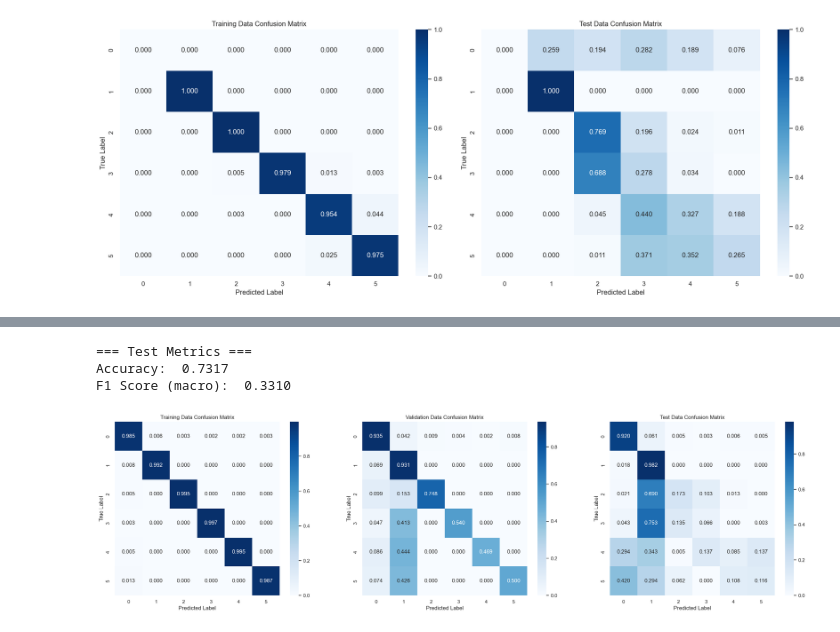
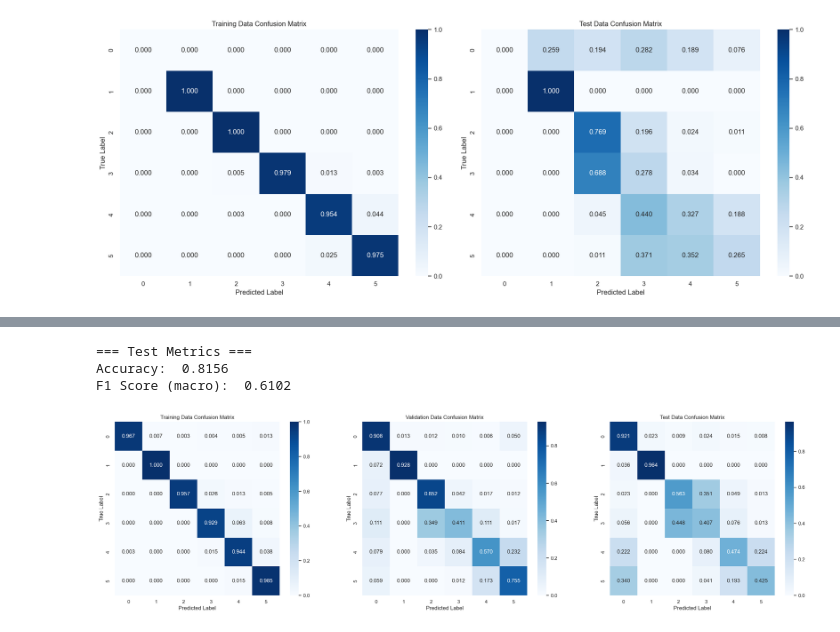
Before and after one commit to ivanbrillo/ArtificialTouch, a Jupyter notebook: DataTable6.ipynb, the cells around one changed output, grey strips where cells are left out. Drawn from its saved outputs; the diff is of its cells as text; code cells hidden in the pictures.

Commit message:
fix parameter list

```diff
--- a/DataTable6.ipynb
+++ b/DataTable6.ipynb
@@ -1163,10 +1163,6 @@ class TwoStageClassifier(BaseEstimator, ClassifierMixin):
 
     def fit(self, X, y):
         self.classes_ = np.unique(y)
-
-        if len(X) != 6558 or len(y) != 6558:
-            raise ValueError(len(X), len(y))
-
         y_binary = (y != 0).astype(int)
         mask = y != 0
 
@@ -1204,8 +1200,8 @@ models = [
     {
         'model': SVC(kernel='rbf'),
         'hyperparameters': {
-            'C': [0.1, 1, 10],
-            # 'gamma': [0.01, 0.1, 1],
+            'C': [0.1, 1],
+            'gamma': [0.01, 0.1, 1],
         }
     },
     {
@@ -1349,34 +1349,34 @@ for param, value in best_params.items():
 # setattr(multiclass_model, "C", 18)
 # # setattr(multiclass_model, "kernel", "poly")
 # setattr(multiclass_model, "gamma", 0.1)
 #
 
 # Create classifier with the configured models
 best_clf = TwoStageClassifier(
     binary_model=binary_model,
     multiclass_model=multiclass_model,
-    features=best_features,
+    features= best_params['features'],
     train_smoothed=hard_spots_train_smoothed
 )
 
 # Now fit and evaluate as before
 best_clf.fit(X_train_final[best_features], y_train)
 
 # Make predictions
 y_pred_test = best_clf.predict(X_test_final[best_features])
 y_pred_train = best_clf.predict(X_train_final[best_features])
 y_pred_val = best_clf.predict(X_val_final[best_features])
 
 # Plot confusion matrices
 fig, (ax1, ax2, ax3) = plt.subplots(1, 3, figsize=(28, 7))
 plot_confusion_matrix(y_train, y_pred_train, 'Training Data Confusion Matrix', ax1)
 plot_confusion_matrix(y_validation, y_pred_val, 'Validation Data Confusion Matrix', ax2)
 plot_confusion_matrix(y_test, y_pred_test, 'Test Data Confusion Matrix', ax3)
 
 # Print performance metrics
 print_metrics(y_test, y_pred_test, label="Test")
 # %% [output]
 === Test Metrics ===
-Accuracy:  0.7317
-F1 Score (macro):  0.3310
+Accuracy:  0.8156
+F1 Score (macro):  0.6102
-[figure, old version]
+[figure, new version]
```
Also changed, not shown: parts of 2 cells of this notebook.
